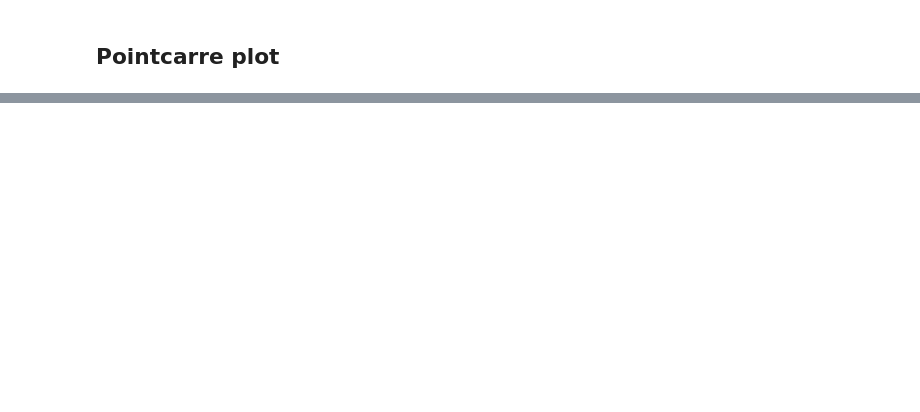
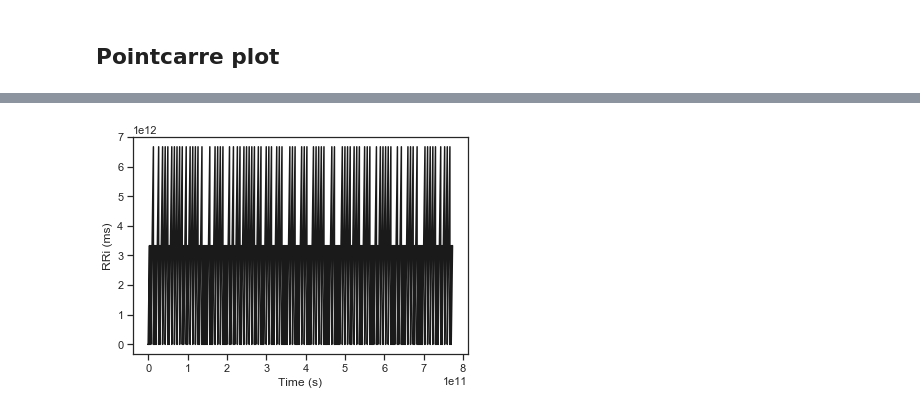
Before and after one commit to embodied-computation-group/systole, a Jupyter notebook: notebooks/HRV.ipynb, the cells around one changed output, grey strips where cells are left out. Saved outputs shown, nothing was run; the diff lists cells and outputs as text; code cells hidden in the pictures; blank space fills up the shorter version.

```diff
--- a/notebooks/HRV.ipynb
+++ b/notebooks/HRV.ipynb
@@ -66,0 +67,7 @@ Text(0, 0.5, '$RR_i+1 (ms)$')
+# %%
+from hrv.io import read_from_text
+
+rri = read_from_text('rr.txt')
+fig, ax = rri.plot(color='k')
+# %% [output]
+[figure, added]
```
Also changed, not shown: parts of 17 cells of this notebook, 5 other files.
